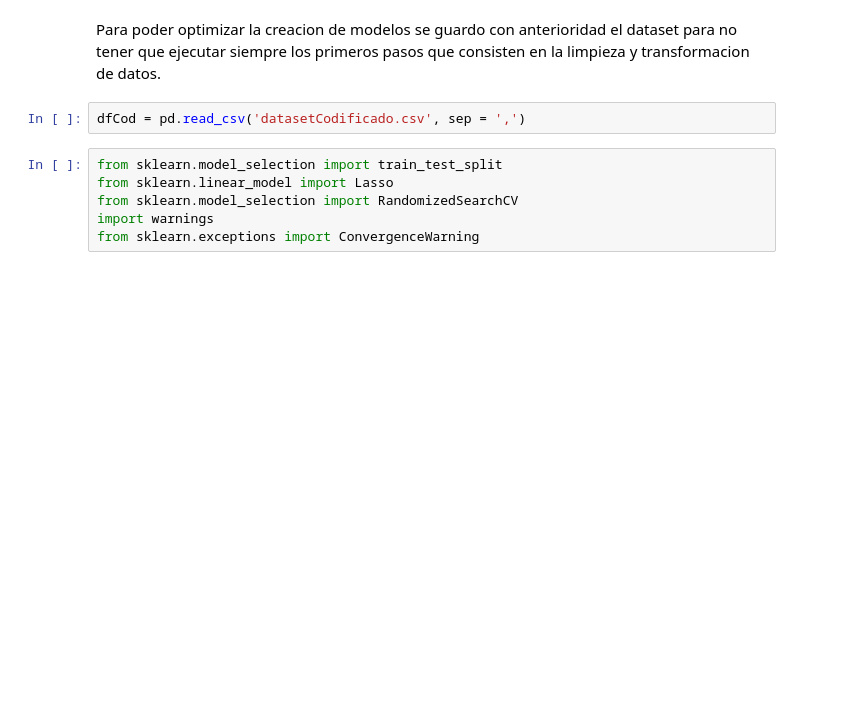
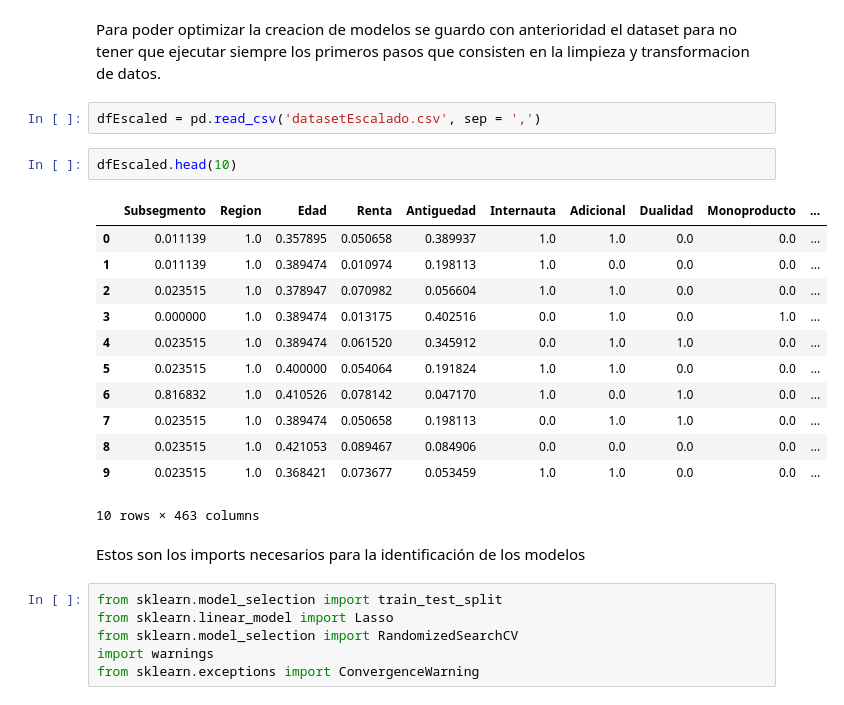
Before and after one commit to GodDoesNotPlayDice/ET-ML, a Jupyter notebook: ET1.ipynb, the cells around one changed output. Drawn from its saved outputs; the diff is of its cells as text; blank space fills up the shorter version.

Commit message:
modelos

```diff
--- a/ET1.ipynb
+++ b/ET1.ipynb
@@ -565,7 +602,24 @@ Si bien la correlacion no es muy alta sino moderada como se menciona arriba, la
 # %% [markdown]
 Para poder optimizar la creacion de modelos se guardo con anterioridad el dataset para no tener que ejecutar siempre los primeros pasos que consisten en la limpieza y transformacion de datos.
 # %%
-dfCod = pd.read_csv('datasetCodificado.csv', sep = ',')
+dfEscaled = pd.read_csv('datasetEscalado.csv', sep = ',')
+# %%
+dfEscaled.head(10)
+# %% [output]
+|  | Subsegmento | Region | Edad | Renta | Antiguedad | Internauta | Adicional | Dualidad | Monoproducto | ... |
+| 0 | 0.011139 | 1.0 | 0.357895 | 0.050658 | 0.389937 | 1.0 | 1.0 | 0.0 | 0.0 | ... |
+| 1 | 0.011139 | 1.0 | 0.389474 | 0.010974 | 0.198113 | 1.0 | 0.0 | 0.0 | 0.0 | ... |
+| 2 | 0.023515 | 1.0 | 0.378947 | 0.070982 | 0.056604 | 1.0 | 1.0 | 0.0 | 0.0 | ... |
+| 3 | 0.000000 | 1.0 | 0.389474 | 0.013175 | 0.402516 | 0.0 | 1.0 | 0.0 | 1.0 | ... |
+| 4 | 0.023515 | 1.0 | 0.389474 | 0.061520 | 0.345912 | 0.0 | 1.0 | 1.0 | 0.0 | ... |
+| 5 | 0.023515 | 1.0 | 0.400000 | 0.054064 | 0.191824 | 1.0 | 1.0 | 0.0 | 0.0 | ... |
+| 6 | 0.816832 | 1.0 | 0.410526 | 0.078142 | 0.047170 | 1.0 | 0.0 | 1.0 | 0.0 | ... |
+| 7 | 0.023515 | 1.0 | 0.389474 | 0.050658 | 0.198113 | 0.0 | 1.0 | 1.0 | 0.0 | ... |
+| 8 | 0.023515 | 1.0 | 0.421053 | 0.089467 | 0.084906 | 0.0 | 0.0 | 0.0 | 0.0 | ... |
+| 9 | 0.023515 | 1.0 | 0.368421 | 0.073677 | 0.053459 | 1.0 | 1.0 | 0.0 | 0.0 | ... |
+10 rows × 463 columns
+# %% [markdown]
+Estos son los imports necesarios para la identificación de los modelos
 # %%
 from sklearn.model_selection import train_test_split
 from sklearn.linear_model import Lasso
```
Also changed, not shown: parts of 32 cells of this notebook, 1 other file.
